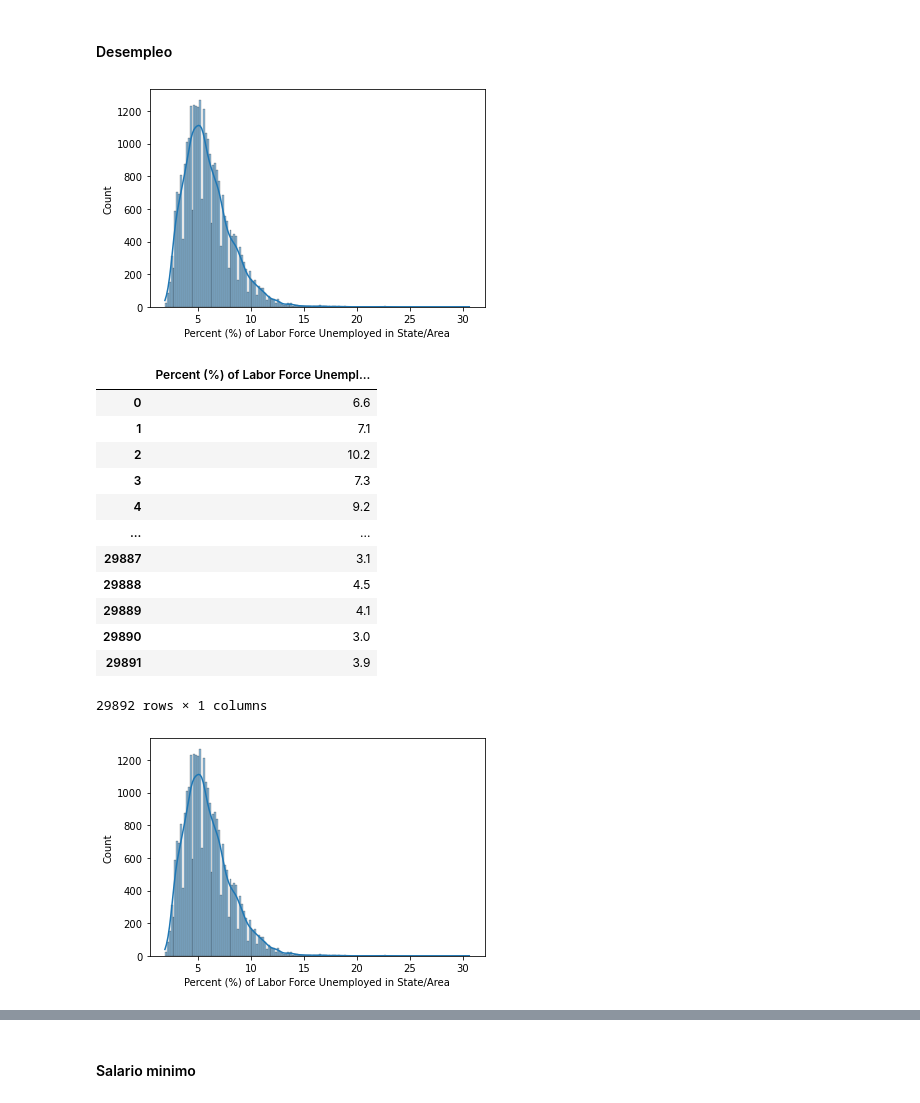
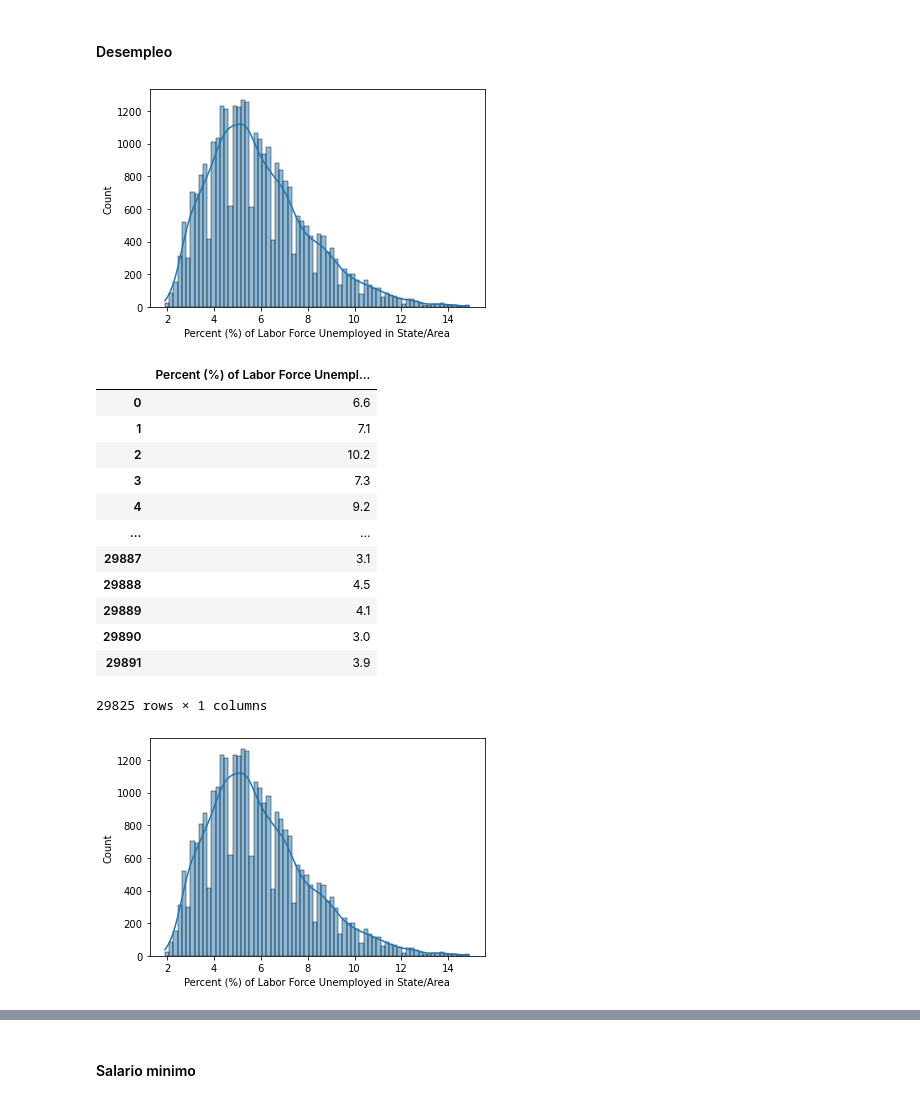
Before and after one commit to Zairo9/Proyecto, a Jupyter notebook: GuiaProyecto.ipynb, the cells around one changed output, grey strips where cells are left out. Drawn from its saved outputs; the diff is of its cells as text; code cells hidden in the pictures.

```diff
--- a/GuiaProyecto.ipynb
+++ b/GuiaProyecto.ipynb
@@ -293,9 +318,10 @@ def chi2(dist: "Distribución a probar",param: "Parámetros",y: "Frecuencias",x:
 # %% [markdown]
 #### Desempleo
 # %%
+desempleo = desempleo[desempleo < 15]
 sns.histplot(desempleo,kde=True);
 # %% [output]
-[figure, old version]
+[figure, new version]
 # %%
 df_desempleo = pd.DataFrame(desempleo)
 df_desempleo
@@ -312,11 +338,11 @@ df_desempleo
 | 29889 | 4.1 |
 | 29890 | 3.0 |
 | 29891 | 3.9 |
-29892 rows × 1 columns
+29825 rows × 1 columns
 # %%
 sns.histplot(desempleo,kde=True);
 # %% [output]
-[figure, old version]
+[figure, new version]
 # %%
 d,p = best_dist(desempleo)
 p
```
Also changed, not shown: parts of 26 cells of this notebook.
